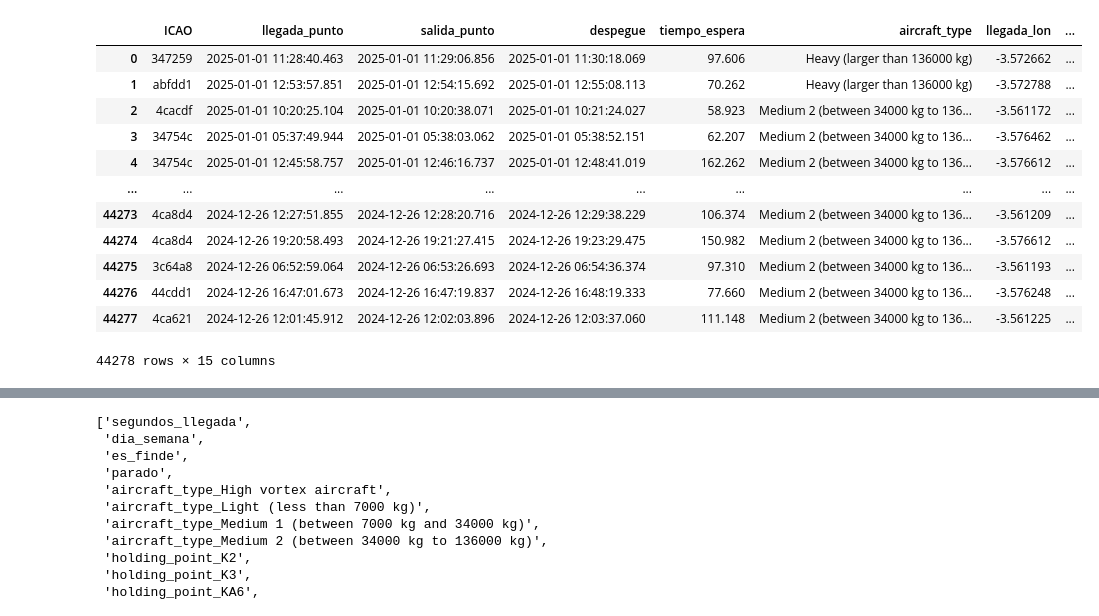
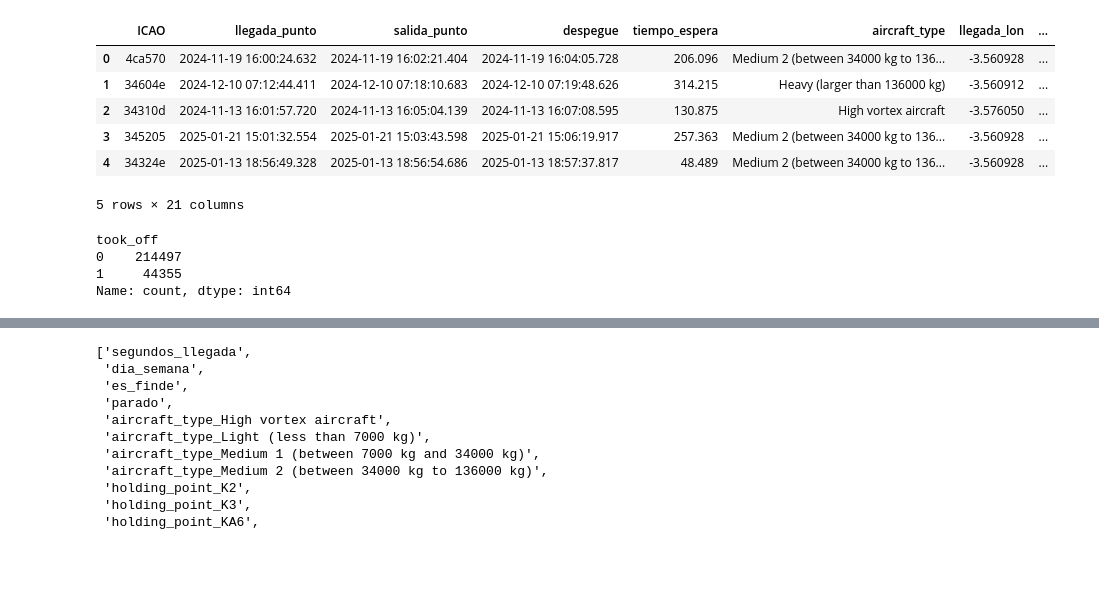
Before and after one commit to artemvarucm/PD2, a Jupyter notebook: src/modelado/numpyro/modelonumpyro.ipynb, the cells around one changed output, grey strips where cells are left out. Saved outputs shown, nothing was run; the diff lists cells and outputs as text; code cells hidden in the pictures; blank space fills up the shorter version.

```diff
--- a/src/modelado/numpyro/modelonumpyro.ipynb
+++ b/src/modelado/numpyro/modelonumpyro.ipynb
@@ -1,20 +1,37 @@
 # %%
 #import dask.dataframe as dd
 import pandas as pd
 from sklearn.preprocessing import StandardScaler,OneHotEncoder
-df = pd.read_csv("../../../data/Train/train.csv", delimiter=";")
-df
+df = pd.read_parquet("../../../data/Train/train_final.parquet")
+df.head()
 # %% [output]
 |  | ICAO | llegada_punto | salida_punto | despegue | tiempo_espera | aircraft_type | llegada_lon | ... |
-| 0 | 347259 | 2025-01-01 11:28:40.463 | 2025-01-01 11:29:06.856 | 2025-01-01 11:30:18.069 | 97.606 | Heavy (larger than 136000 kg) | -3.572662 | ... |
-| 1 | abfdd1 | 2025-01-01 12:53:57.851 | 2025-01-01 12:54:15.692 | 2025-01-01 12:55:08.113 | 70.262 | Heavy (larger than 136000 kg) | -3.572788 | ... |
-| 2 | 4cacdf | 2025-01-01 10:20:25.104 | 2025-01-01 10:20:38.071 | 2025-01-01 10:21:24.027 | 58.923 | Medium 2 (between 34000 kg to 136... | -3.561172 | ... |
-| 3 | 34754c | 2025-01-01 05:37:49.944 | 2025-01-01 05:38:03.062 | 2025-01-01 05:38:52.151 | 62.207 | Medium 2 (between 34000 kg to 136... | -3.576462 | ... |
-| 4 | 34754c | 2025-01-01 12:45:58.757 | 2025-01-01 12:46:16.737 | 2025-01-01 12:48:41.019 | 162.262 | Medium 2 (between 34000 kg to 136... | -3.576612 | ... |
-| ... | ... | ... | ... | ... | ... | ... | ... | ... |
-| 44273 | 4ca8d4 | 2024-12-26 12:27:51.855 | 2024-12-26 12:28:20.716 | 2024-12-26 12:29:38.229 | 106.374 | Medium 2 (between 34000 kg to 136... | -3.561209 | ... |
-| 44274 | 4ca8d4 | 2024-12-26 19:20:58.493 | 2024-12-26 19:21:27.415 | 2024-12-26 19:23:29.475 | 150.982 | Medium 2 (between 34000 kg to 136... | -3.576612 | ... |
-| 44275 | 3c64a8 | 2024-12-26 06:52:59.064 | 2024-12-26 06:53:26.693 | 2024-12-26 06:54:36.374 | 97.310 | Medium 2 (between 34000 kg to 136... | -3.561193 | ... |
-| 44276 | 44cdd1 | 2024-12-26 16:47:01.673 | 2024-12-26 16:47:19.837 | 2024-12-26 16:48:19.333 | 77.660 | Medium 2 (between 34000 kg to 136... | -3.576248 | ... |
-| 44277 | 4ca621 | 2024-12-26 12:01:45.912 | 2024-12-26 12:02:03.896 | 2024-12-26 12:03:37.060 | 111.148 | Medium 2 (between 34000 kg to 136... | -3.561225 | ... |
+| 0 | 4ca570 | 2024-11-19 16:00:24.632 | 2024-11-19 16:02:21.404 | 2024-11-19 16:04:05.728 | 206.096 | Medium 2 (between 34000 kg to 136... | -3.560928 | ... |
+| 1 | 34604e | 2024-12-10 07:12:44.411 | 2024-12-10 07:18:10.683 | 2024-12-10 07:19:48.626 | 314.215 | Heavy (larger than 136000 kg) | -3.560912 | ... |
+| 2 | 34310d | 2024-11-13 16:01:57.720 | 2024-11-13 16:05:04.139 | 2024-11-13 16:07:08.595 | 130.875 | High vortex aircraft | -3.576050 | ... |
+| 3 | 345205 | 2025-01-21 15:01:32.554 | 2025-01-21 15:03:43.598 | 2025-01-21 15:06:19.917 | 257.363 | Medium 2 (between 34000 kg to 136... | -3.560928 | ... |
+| 4 | 34324e | 2025-01-13 18:56:49.328 | 2025-01-13 18:56:54.686 | 2025-01-13 18:57:37.817 | 48.489 | Medium 2 (between 34000 kg to 136... | -3.560928 | ... |
-44278 rows × 15 columns
+5 rows × 21 columns
+# %%
+# Inicializamos todo en 0
+df['took_off'] = 0
+
+# Para cada despegue, buscamos el máximo tiempo_esperado
+antes_de_despegue = df.groupby('despegue')['tiempo_esperado'].max().reset_index()
+
+# Hacemos merge para tener en df el máximo tiempo_esperado de su grupo
+df = df.merge(antes_de_despegue, on='despegue', suffixes=('', '_max'))
+
+# Condición: donde el tiempo_esperado es el máximo, marcamos took_off = 1
+df.loc[df['tiempo_esperado'] == df['tiempo_esperado_max'], 'took_off'] = 1
+
+# Si quieres, luego puedes eliminar la columna auxiliar
+df = df.drop(columns=['tiempo_esperado_max'])
+
+# Vemos el resultado
+print(df['took_off'].value_counts())
+# %% [output]
+took_off
+0    214497
+1     44355
+Name: count, dtype: int64
```
Also changed, not shown: parts of 3 cells of this notebook, 2 other files.
